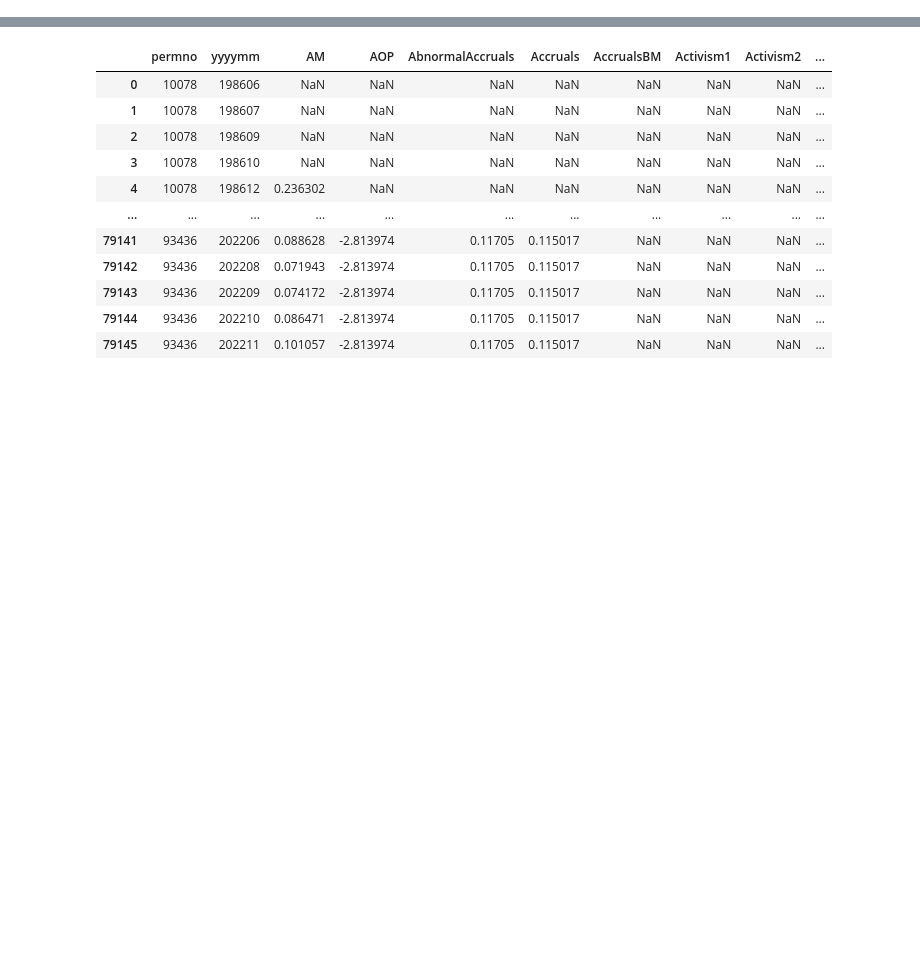
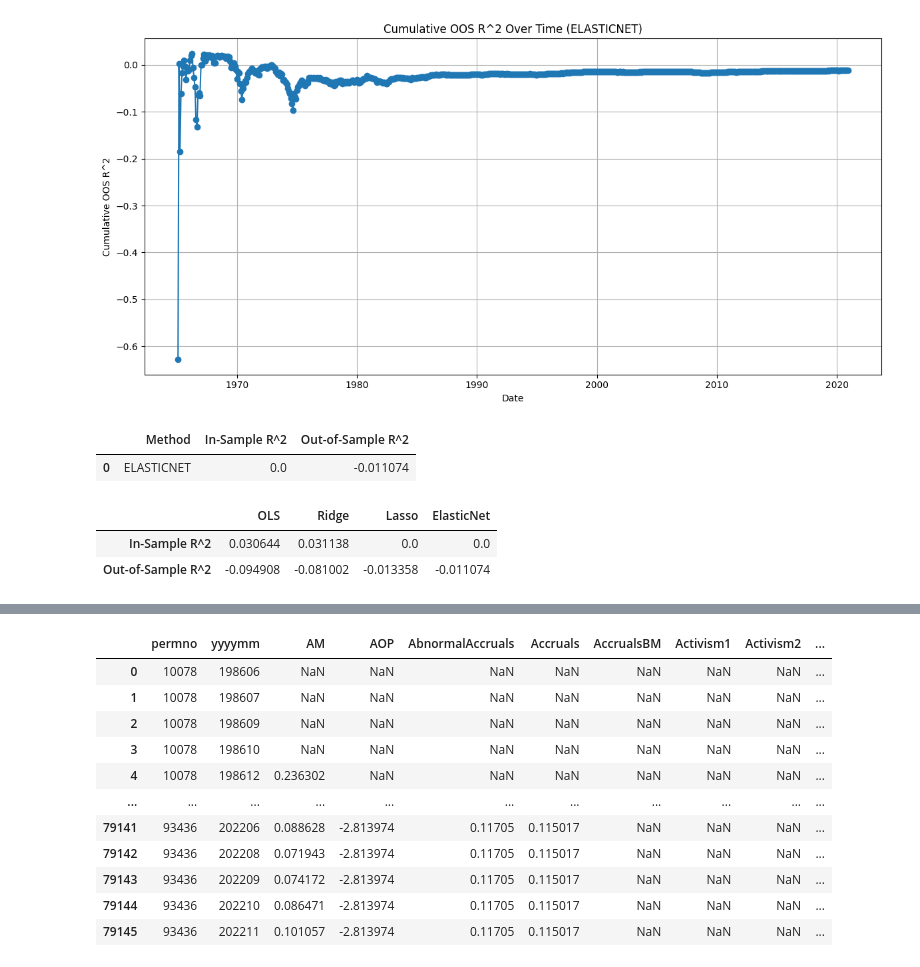
Before and after one commit to Summer99D/MLF_HW1, a Jupyter notebook: HW.ipynb, the cells around one changed output, grey strips where cells are left out. Cells and saved outputs as stored; diff of their text form; code cells hidden in the pictures; blank space fills up the shorter version.

```diff
--- a/HW.ipynb
+++ b/HW.ipynb
@@ -66,0 +186,26 @@ lsret_df=lsret_df.fillna(lsret_df.mean())
+# %%
+result_EN = regression_with_regulariser(p1,
+                                          target_col='CRSP_SPvw_minus_Rfree',
+                                          start_oos='1965-01-01',
+                                          regulariser='ElasticNet',
+                                          plot=True,
+                                          )
+
+result_EN
+# %% [output]
+[figure, added]
+|  | Method | In-Sample R^2 | Out-of-Sample R^2 |
+| 0 | ELASTICNET | 0.0 | -0.011074 |
+# %%
+result_1b = pd.concat([result_ols, result_ridge, result_lasso, result_EN], axis=0).T
+
+result_1b.columns = ['OLS', 'Ridge', 'Lasso', 'ElasticNet']
+
+# Drop the first row
+result_1b = result_1b.iloc[1:]
+
+result_1b
+# %% [output]
+|  | OLS | Ridge | Lasso | ElasticNet |
+| In-Sample R^2 | 0.030644 | 0.031138 | 0.0 | 0.0 |
+| Out-of-Sample R^2 | -0.094908 | -0.081002 | -0.013358 | -0.011074 |
```
Also changed, not shown: parts of 33 cells of this notebook, 2 other files.
